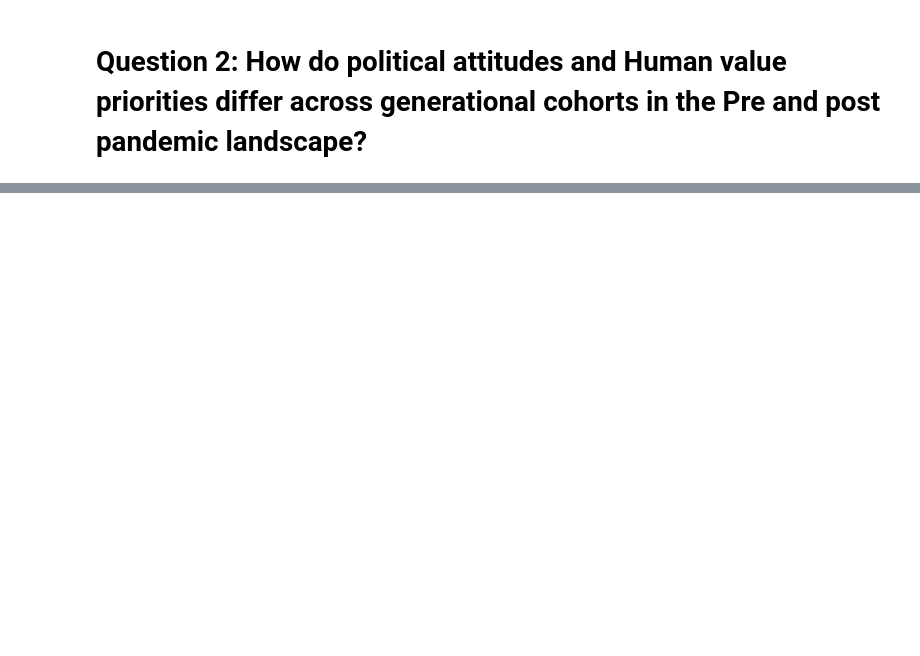
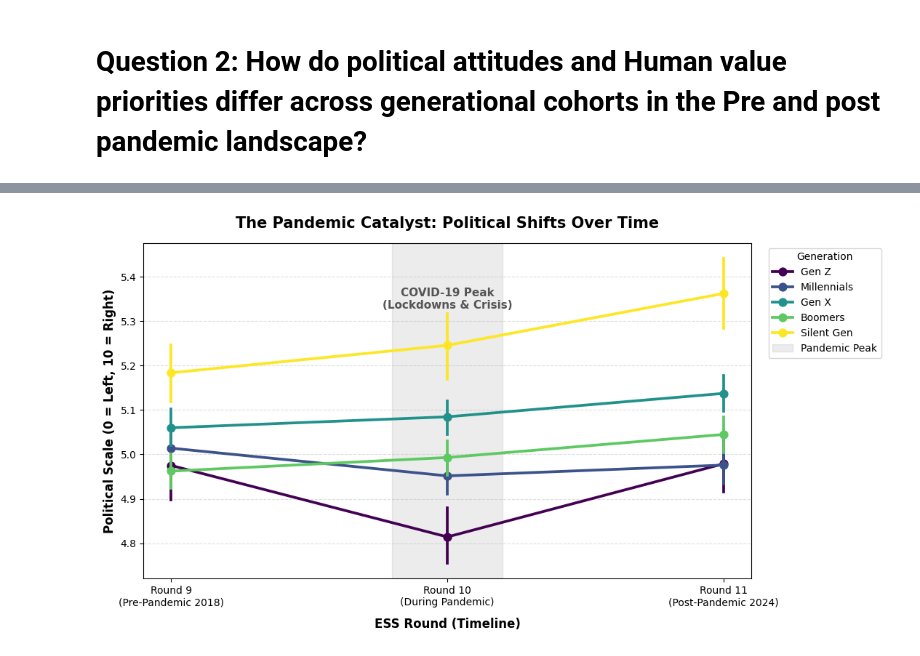
Before and after one commit to CU-S26-MSDSSB-DSCI-01-DataScienceLab/DataScienceLab_HumanValues, a Jupyter notebook: Q2_Tayaphon.ipynb, the cells around one changed output, grey strips where cells are left out. Cells and saved outputs as stored; diff of their text form; code cells hidden in the pictures; blank space fills up the shorter version.

```diff
--- a/Q2_Tayaphon.ipynb
+++ b/Q2_Tayaphon.ipynb
@@ -510,0 +148,30 @@ essround
+# %%
+plt.figure(figsize=(11, 6))
+
+ax = sns.pointplot(
+    data=df,
+    x='essround',
+    y='lrscale',
+    hue='generation',
+    hue_order=gen_order,
+    palette=gen_colors,
+    markers='o'
+)
+
+# highlight the pandemic period (Round 10) with a shaded area and annotation
+plt.axvspan(0.8, 1.2, color='gray', alpha=0.15, label='Pandemic Peak')
+plt.text(1, 5.35, 'COVID-19 Peak\n(Lockdowns & Crisis)', ha='center', va='center', fontsize=11, fontweight='bold', color='#555555')
+
+plt.title('The Pandemic Catalyst: Political Shifts Over Time', fontsize=15, fontweight='bold', pad=15)
+plt.xlabel('ESS Round (Timeline)', fontsize=12, fontweight='bold', labelpad=10)
+plt.ylabel('Political Scale (0 = Left, 10 = Right)', fontsize=12, fontweight='bold')
+plt.xticks(ticks=[0, 1, 2], labels=['Round 9\n(Pre-Pandemic 2018)', 'Round 10\n(During Pandemic)', 'Round 11\n(Post-Pandemic 2024)'])
+
+# move legend outside the plot area
+plt.legend(title='Generation', bbox_to_anchor=(1.02, 1), loc='upper left')
+plt.grid(axis='y', linestyle='--', alpha=0.4)
+
+plt.tight_layout()
+plt.show()
+# %% [output]
+[figure, added]
```
Also changed, not shown: parts of 47 cells of this notebook, 2 other files.
